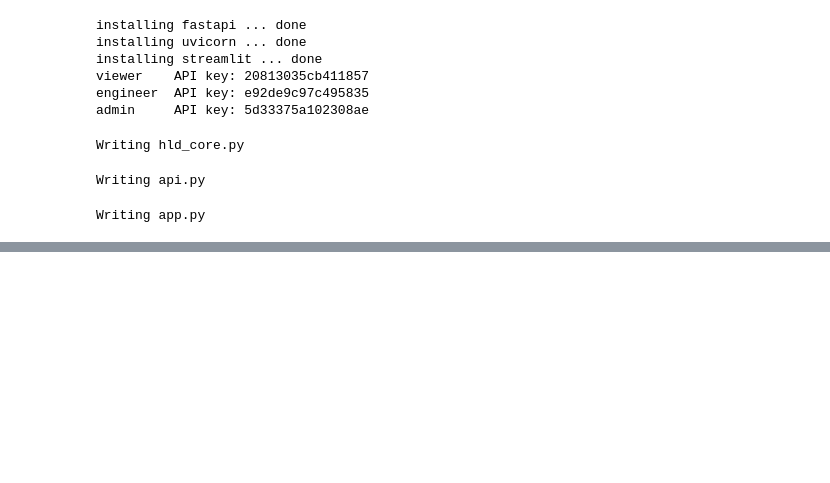
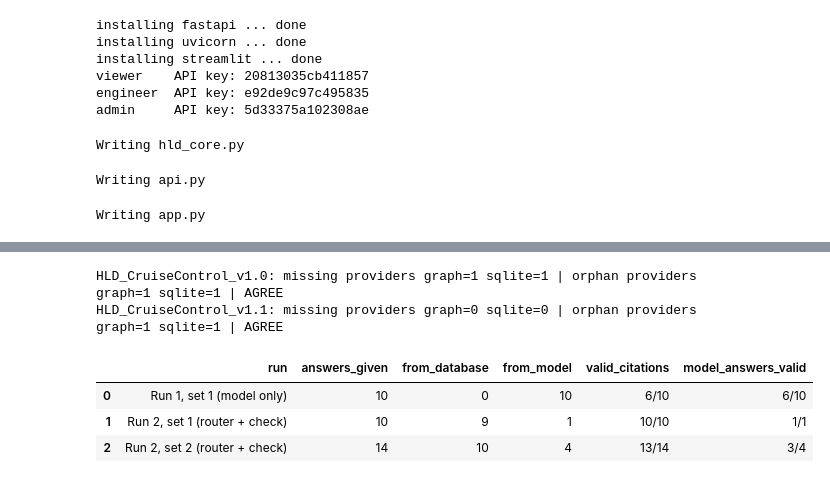
Before and after one commit to anbu789/SASTRA_ANBU-SELVAN-M_127003017_CS1_AIML, a Jupyter notebook: Code/Code.ipynb, the cells around one changed output, grey strips where cells are left out. Cells and saved outputs as stored; diff of their text form; code cells hidden in the pictures; blank space fills up the shorter version.

```diff
--- a/Code/Code.ipynb
+++ b/Code/Code.ipynb
@@ -1599,0 +2170,5 @@ Terminal C (web app):
+# %%
+with db() as con:
+    rows = [dict(r) for r in con.execute("SELECT doc_id, component, source, summary, facts FROM summaries ORDER BY doc_id, rowid")]
+for r in rows:
+    print(f'--- {r["doc_id"]} | {r["component"]} | {r["source"]}\nFACTS:   {r["facts"]}\nSUMMARY: {r["summary"]}\n')
@@ -1599,0 +2302,14 @@ Terminal C (web app):
+# %%
+import subprocess, sys, getpass
+import pandas as pd
+from IPython.display import display
+
+r = subprocess.run([sys.executable, "-m", "pip", "install", "-q", "neo4j"], capture_output=True, text=True)
+print("neo4j driver:", "installed" if r.returncode == 0 else "FAILED\n" + r.stderr[-400:])
+from neo4j import GraphDatabase
+
+NEO_URI, NEO_USER = "bolt://localhost:7687", "neo4j"
+NEO_PW = getpass.getpass("Neo4j password: ")          # typed here, never written to a file
+driver = GraphDatabase.driver(NEO_URI, auth=(NEO_USER, NEO_PW))
+driver.verify_connectivity()
+print("connected to", NEO_URI)
@@ -1599,0 +2429,11 @@ Terminal C (web app):
+# %%
+for doc in DOCS:
+    g_missing = len(cy(Q_MISSING, doc=doc)); g_orphan = len(cy(Q_ORPHAN, doc=doc))
+    with db() as con:
+        s_missing = con.execute("SELECT COUNT(*) FROM findings WHERE doc_id=? AND type='missing_provider'", (doc,)).fetchone()[0]
+        s_orphan  = con.execute("SELECT COUNT(*) FROM findings WHERE doc_id=? AND type='orphan_provider'",  (doc,)).fetchone()[0]
+    print(f"{doc}: missing providers graph={g_missing} sqlite={s_missing} | orphan providers graph={g_orphan} sqlite={s_orphan} |",
+          "AGREE" if (g_missing, g_orphan) == (s_missing, s_orphan) else "MISMATCH")
+# %% [output]
+HLD_CruiseControl_v1.0: missing providers graph=1 sqlite=1 | orphan providers graph=1 sqlite=1 | AGREE
+HLD_CruiseControl_v1.1: missing providers graph=0 sqlite=0 | orphan providers graph=1 sqlite=1 | AGREE
@@ -1599,0 +2443,35 @@ Terminal C (web app):
+# %%
+import json, re, importlib, time, requests
+import pandas as pd
+from IPython.display import display
+from pathlib import Path
+import qa_router; importlib.reload(qa_router)
+
+RES = ROOT/"Evaluation_Results"
+CHUNKS_BY_ID = {c["chunk_id"]: c["text"] for c in json.load(open(STORE/"chunks.json"))}
+RUNS = {
+  "Run 1, set 1 (model only)":     json.load(open(RES/"qa_run_qwen2.5_3b.json")),
+  "Run 2, set 1 (router + check)": json.load(open(RES/"qa_run_set1_after_fixes.json")),
+  "Run 2, set 2 (router + check)": json.load(open(RES/"qa_run_set2_new_questions.json")),
+}
+
+def citation_valid(r):
+    """Every name and number in the answer appears in the chunks it cites. Database answers are built from stored rows."""
+    if r.get("source") == "database": return True
+    cited = [CHUNKS_BY_ID[r["evidence"][c["n"] - 1]] for c in r["citations"] if 0 < c["n"] <= len(r["evidence"])]
+    return qa_router.verify(r["answer"], cited)[0]
+
+rows = []
+for name, run in RUNS.items():
+    ans = [r for r in run if r["status"] in ("answered", "unverified")]        # responses that gave an answer
+    llm = [r for r in ans if r.get("source") != "database"]
+    rows.append(dict(run=name, answers_given=len(ans), from_database=len(ans) - len(llm), from_model=len(llm),
+                     valid_citations=f"{sum(citation_valid(r) for r in ans)}/{len(ans)}",
+                     model_answers_valid=f"{sum(citation_valid(r) for r in llm)}/{len(llm)}"))
+df = pd.DataFrame(rows); display(df)
+df.to_json(RES/"citation_validity.json", orient="records", indent=2)
+# %% [output]
+|  | run | answers_given | from_database | from_model | valid_citations | model_answers_valid |
+| 0 | Run 1, set 1 (model only) | 10 | 0 | 10 | 6/10 | 6/10 |
+| 1 | Run 2, set 1 (router + check) | 10 | 9 | 1 | 10/10 | 1/1 |
+| 2 | Run 2, set 2 (router + check) | 14 | 10 | 4 | 13/14 | 3/4 |
```
Also changed, not shown: parts of 51 cells of this notebook, 36 other files.
